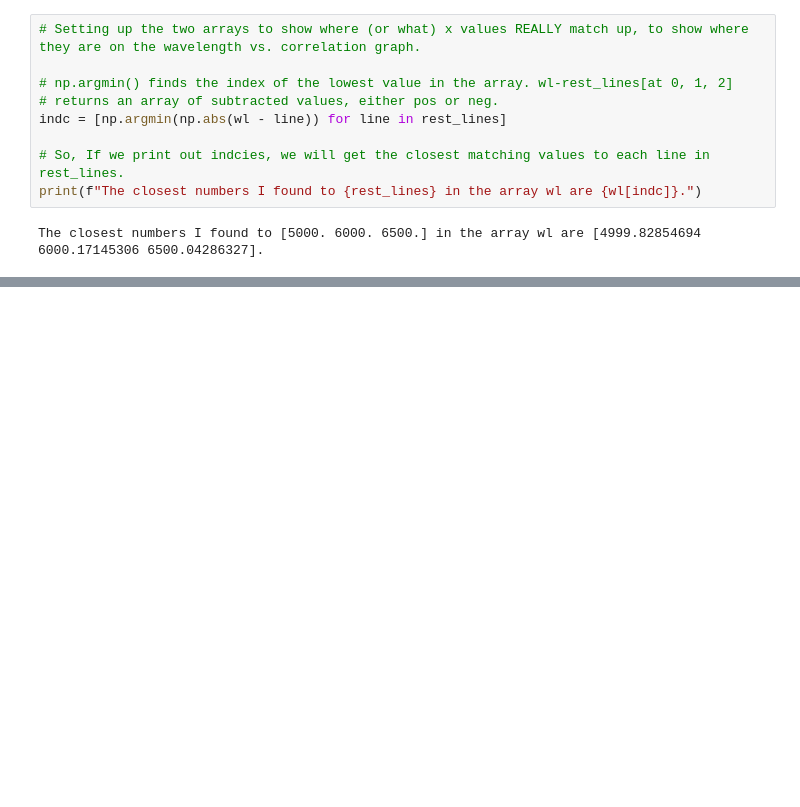
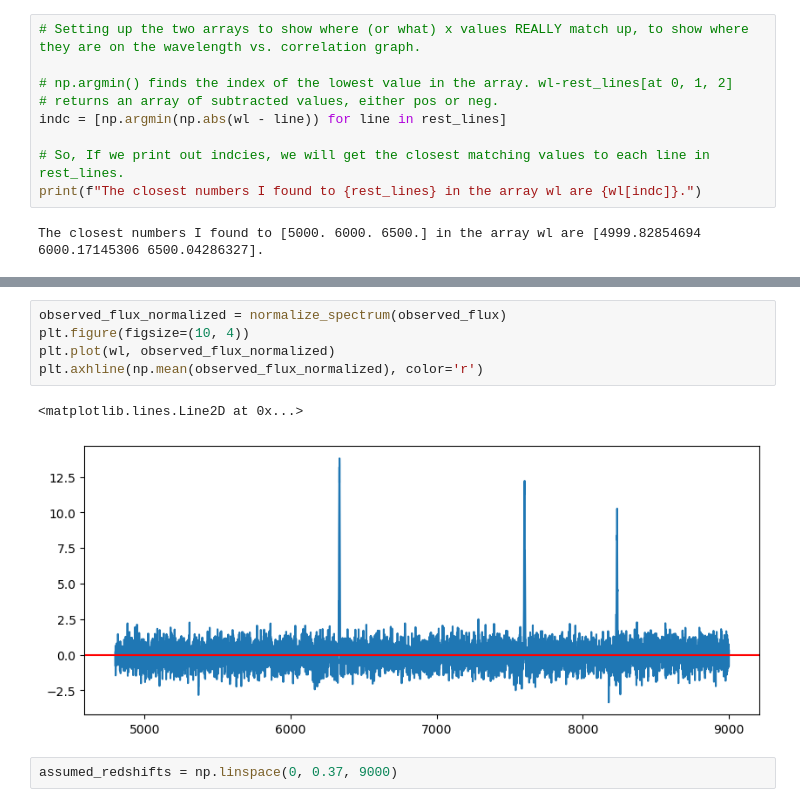
Before and after one commit to ripRoot/Redshift, a Jupyter notebook: BeginningNotes/Redshift-ExampleCrossCorrelation.ipynb, the cells around one changed output, grey strips where cells are left out. Cells and saved outputs as stored; diff of their text form; blank space fills up the shorter version.

```diff
--- a/BeginningNotes/Redshift-ExampleCrossCorrelation.ipynb
+++ b/BeginningNotes/Redshift-ExampleCrossCorrelation.ipynb
@@ -236,0 +189,10 @@ The best redshift I found was: 0.4646464646464647. The true redshift is 0.467735
+# %%
+observed_flux_normalized = normalize_spectrum(observed_flux)
+plt.figure(figsize=(10, 4))
+plt.plot(wl, observed_flux_normalized)
+plt.axhline(np.mean(observed_flux_normalized), color='r')
+# %% [output]
+<matplotlib.lines.Line2D at 0x...>
+[figure, added]
+# %%
+assumed_redshifts = np.linspace(0, 0.37, 9000)
```
Also changed, not shown: parts of 11 cells of this notebook, 1 other file.
